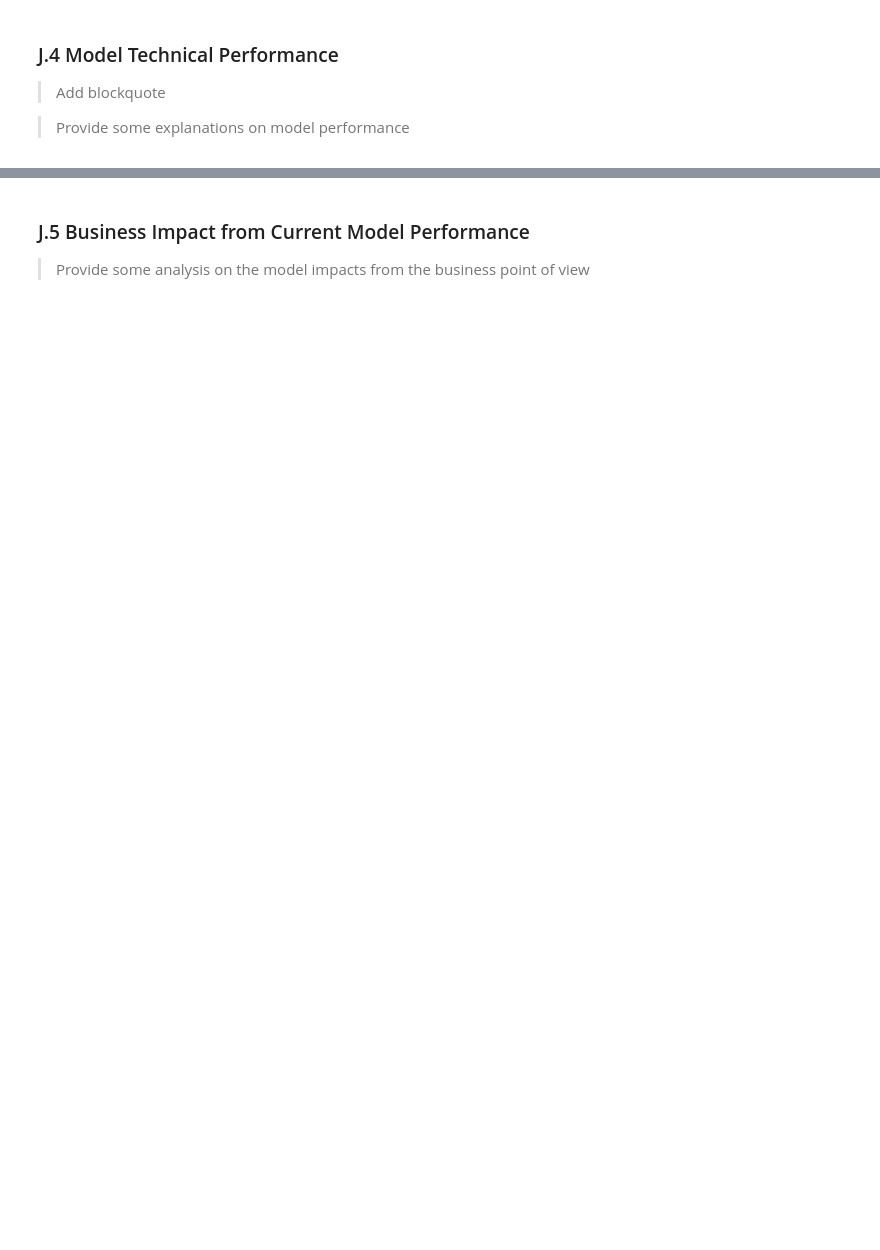
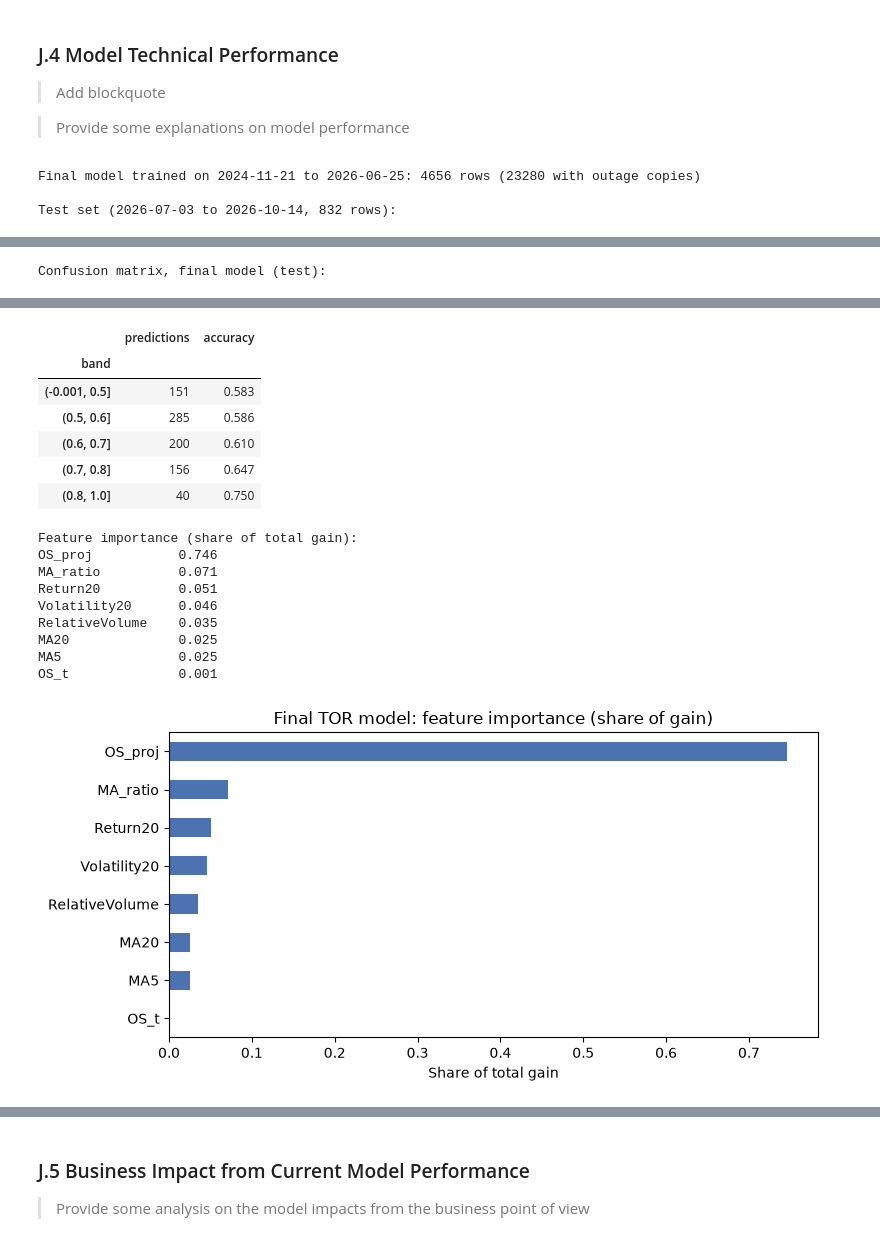
Before and after one commit to Vego08/36120-at3-group12-experiments, a Jupyter notebook: notebooks/36120_26SP_AT3_group12_26059271_experiment.ipynb, the cells around one changed output, grey strips where cells are left out. Saved outputs shown, nothing was run; the diff lists cells and outputs as text; code cells hidden in the pictures; blank space fills up the shorter version.

```diff
--- a/notebooks/36120_26SP_AT3_group12_26059271_experiment.ipynb
+++ b/notebooks/36120_26SP_AT3_group12_26059271_experiment.ipynb
@@ -1251,0 +2193,62 @@ Provide some explanations on model performance
+# %%
+# <Student to fill this section>
+FINAL_NAME = "Tuned LightGBM + outage augmentation"
+
+# 1. Refit on all data before the test period (train + gap + validation), with outage copies
+final_train = data[data["date"] < TEST_START - GAP]
+X_final, y_final = add_outage_copies(final_train[features_list], final_train[target_name])
+final_model = make_model(best_params).fit(X_final, y_final)
+print(f"Final model trained on {final_train['date'].min().date()} to {final_train['date'].max().date()}: "
+      f"{len(final_train)} rows ({len(X_final)} with outage copies)")
+
+# 2. One-time evaluation on the untouched test set
+test_pred = final_model.predict(X_test)
+test_proba = final_model.predict_proba(X_test)
+test_true_classes = sorted(y_test.unique().tolist())
+
+test_table = pd.DataFrame({
+    "Majority class (Hold)": score_report(y_test, np.full(len(y_test), y_train.mode()[0])),
+    "Persistence (today's class)": score_report(y_test, test_df["TOR_t"].astype(int)),
+    "Flat-price projection (OS_proj class)": score_report(y_test, test_df["TOR_proj"].astype(int)),
+    FINAL_NAME: score_report(y_test, test_pred),
+}).T
+test_table["macro_f1_true_classes"] = [
+    f1_score(y_test, p, labels=test_true_classes, average="macro", zero_division=0)
+    for p in [np.full(len(y_test), y_train.mode()[0]), test_df["TOR_t"].astype(int),
+              test_df["TOR_proj"].astype(int), test_pred]]
+print(f"\nTest set ({test_df['date'].min().date()} to {test_df['date'].max().date()}, {len(test_df)} rows):")
+pd.set_option("display.width", 220)
+display(test_table.round(3))
+
+show_confusion(y_test, test_pred, "\nConfusion matrix, final model (test):")
+present = sorted(set(y_test) | set(test_pred))
+print("\nPer-class report (test):")
+print(classification_report(y_test, test_pred, labels=present,
+                            target_names=[TOR_LABELS[i] for i in present], zero_division=0))
+
+# 3. Does the confidence score mean something? Accuracy by confidence band
+conf = test_proba.max(axis=1)
+bands = pd.cut(conf, bins=[0, 0.5, 0.6, 0.7, 0.8, 1.0], include_lowest=True)
+conf_table = (pd.DataFrame({"correct": test_pred == y_test.values, "band": bands})
+              .groupby("band", observed=True)["correct"].agg(["count", "mean"]))
+conf_table.columns = ["predictions", "accuracy"]
+print("Accuracy by confidence band (test):")
+display(conf_table.round(3))
+
+# 4. Feature importance (share of total split gain)
+gain = pd.Series(final_model.booster_.feature_importance(importance_type="gain"), index=features_list)
+feature_importance = (gain / gain.sum()).sort_values(ascending=False)
+print("Feature importance (share of total gain):")
+print(feature_importance.round(3).to_string())
+
+fig, ax = plt.subplots(figsize=(8, 4))
+feature_importance.sort_values().plot.barh(ax=ax, color="#4C72B0")
+ax.set_title("Final TOR model: feature importance (share of gain)")
+ax.set_xlabel("Share of total gain")
+plt.tight_layout()
+plt.savefig(FIGURES_DIR / "final_feature_importance.png", dpi=150)
+plt.show()
+# %% [output]
+Final model trained on 2024-11-21 to 2026-06-25: 4656 rows (23280 with outage copies)
+
+Test set (2026-07-03 to 2026-10-14, 832 rows):
@@ -1251,0 +2260 @@ Provide some explanations on model performance
+Confusion matrix, final model (test):
@@ -1251,0 +2279,17 @@ Provide some explanations on model performance
+|  | predictions | accuracy |
+| band |  |  |
+| (-0.001, 0.5] | 151 | 0.583 |
+| (0.5, 0.6] | 285 | 0.586 |
+| (0.6, 0.7] | 200 | 0.610 |
+| (0.7, 0.8] | 156 | 0.647 |
+| (0.8, 1.0] | 40 | 0.750 |
+Feature importance (share of total gain):
+OS_proj           0.746
+MA_ratio          0.071
+Return20          0.051
+Volatility20      0.046
+RelativeVolume    0.035
+MA20              0.025
+MA5               0.025
+OS_t              0.001
+[figure, added]
```
Also changed, not shown: parts of 111 cells of this notebook, 3 other files.
